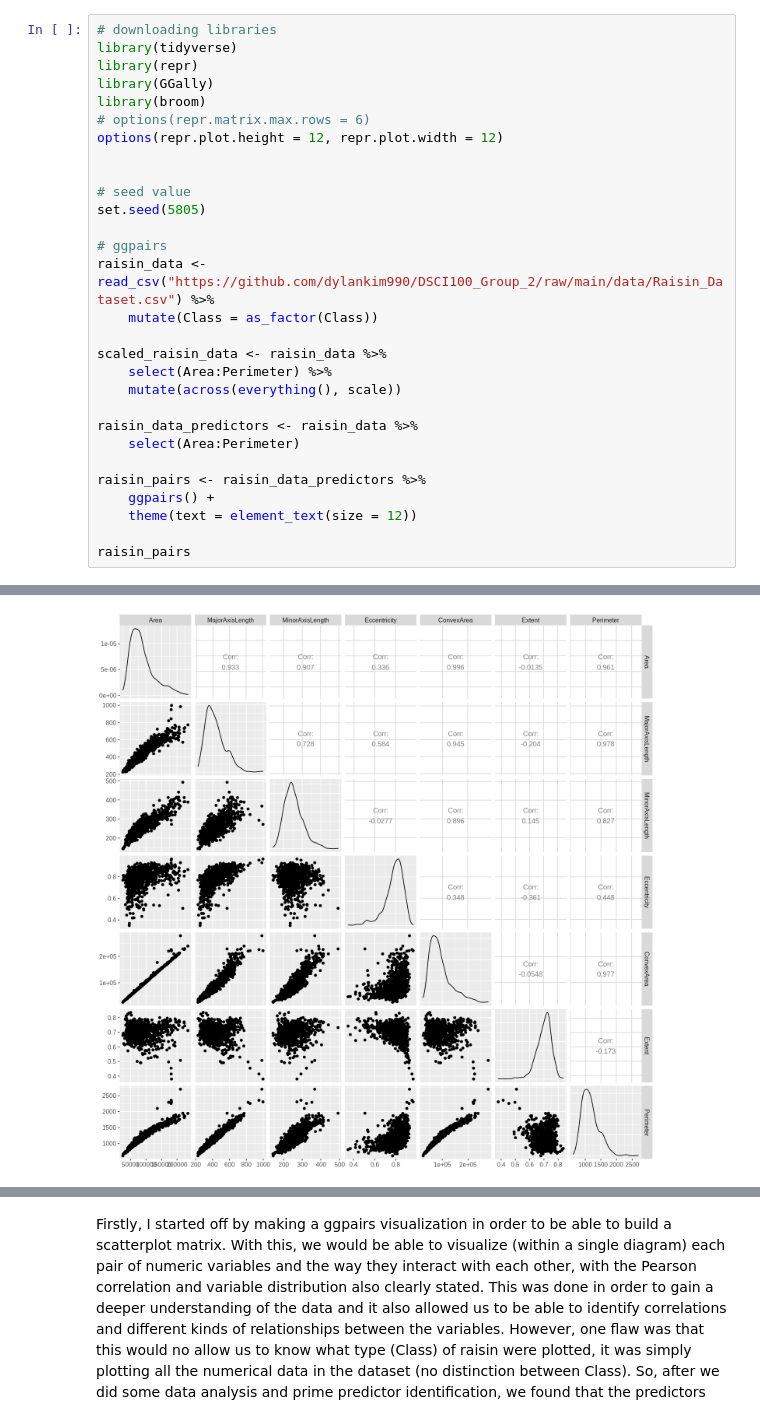
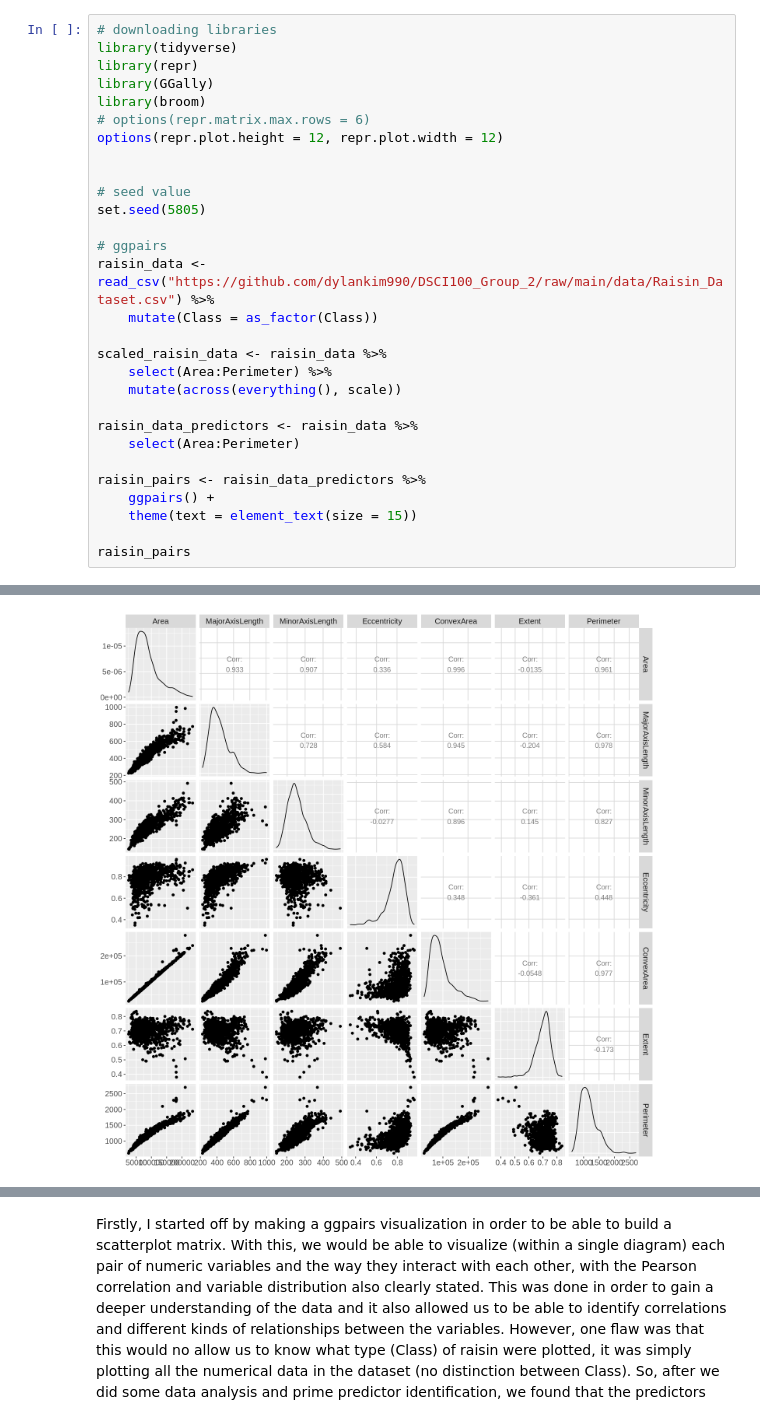
Before and after one commit to dylankim990/DSCI100_Group_1, a Jupyter notebook: visualizations.ipynb, the cells around one changed output, grey strips where cells are left out. Cells and saved outputs as stored; diff of their text form.

```diff
--- a/visualizations.ipynb
+++ b/visualizations.ipynb
@@ -11,33 +11,33 @@ options(repr.plot.height = 12, repr.plot.width = 12)
 # seed value
 set.seed(5805)
 
 # ggpairs
 raisin_data <- read_csv("https://github.com/dylankim990/DSCI100_Group_2/raw/main/data/Raisin_Dataset.csv") %>%
     mutate(Class = as_factor(Class))
 
 scaled_raisin_data <- raisin_data %>%
     select(Area:Perimeter) %>%
     mutate(across(everything(), scale))
 
 raisin_data_predictors <- raisin_data %>%
     select(Area:Perimeter)
 
 raisin_pairs <- raisin_data_predictors %>%
     ggpairs() +
-    theme(text = element_text(size = 12))
+    theme(text = element_text(size = 15))
 
 raisin_pairs
 # %% [output]
 Parsed with column specification:
 cols(
   Area = col_double(),
   MajorAxisLength = col_double(),
   MinorAxisLength = col_double(),
   Eccentricity = col_double(),
   ConvexArea = col_double(),
   Extent = col_double(),
   Perimeter = col_double(),
   Class = col_character()
 )
-[figure, old version]
+[figure, new version]
 # %%
```
Also changed, not shown: parts of 2 cells of this notebook.
